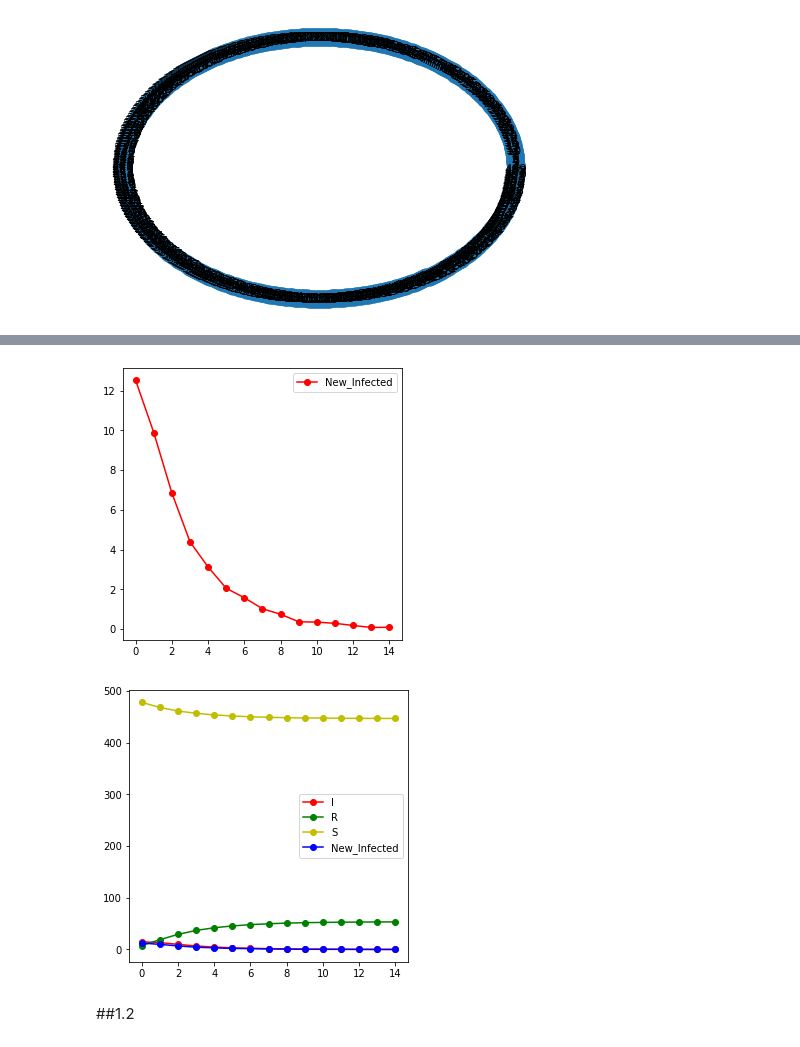
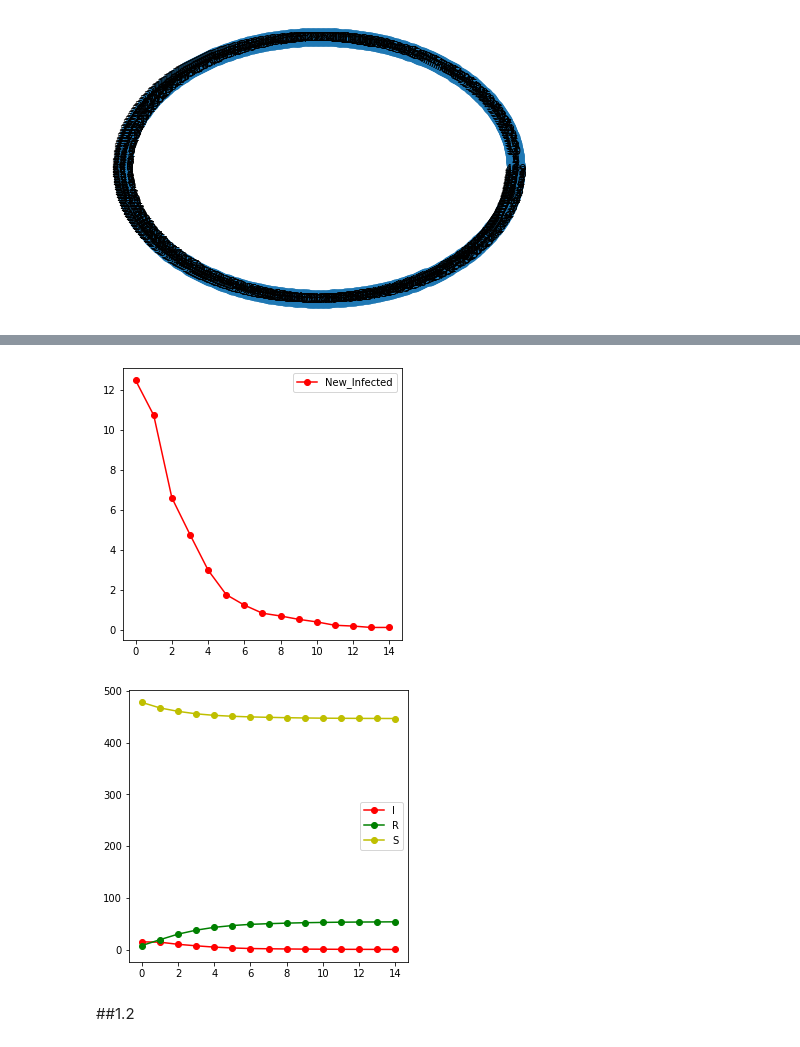
Before and after one commit to ele9996/NetworkDynamicsAndLearningLabs, a Jupyter notebook: HMW3.ipynb, the cells around one changed output, grey strips where cells are left out. Drawn from its saved outputs; the diff is of its cells as text; code cells hidden in the pictures.

```diff
--- a/HMW3.ipynb
+++ b/HMW3.ipynb
@@ -56,7 +56,7 @@ tot_subsceptible = np.array([[500.,500,500,500,500,500,500,500,500,500,500,500,5
 # %%
 #simulation of epidemics
 
-def MySim(weeks, nodes,n_status,n_infected,n_subsceptible,n_recovered):
+def MySim(weeks, nodes,n_status,n_infected,n_subsceptible,n_recovered,n_new_infected):
 
   #n_status_next=np.copy(n_status)
   n_status_next=n_status
@@ -100,7 +100,7 @@ def MySim(weeks, nodes,n_status,n_infected,n_subsceptible,n_recovered):
     subsceptible=np.count_nonzero(n_status_next==0)
 
     #print("old infected number in the week: {}".format(infected_old))
-    print("infected number in the week: {}".format(infected))
+    #print("infected number in the week: {}".format(infected))
     n_infected[i]=infected
     n_recovered[i]=recovered
     n_subsceptible[i]=subsceptible
@@ -140,7 +140,7 @@ for n in range(N):
     n_status[index]=1
 
   #I run the simulation
-  n_infected,n_recovered,n_subsceptible,n_new_infected=MySim(weeks,nodes,n_status,n_infected,n_subsceptible,n_recovered)
+  n_infected,n_recovered,n_subsceptible,n_new_infected=MySim(weeks,nodes,n_status,n_infected,n_subsceptible,n_recovered,n_new_infected)
 
   #print(n_subsceptible)
   tot_inf=np.concatenate((tot_inf, [n_infected]), axis = 0)
@@ -185,20 +167,19 @@ ax.plot(avg_new_infected,'ro-', label="New_Infected")
 ax.legend()
 plt.show()
 # %% [output]
-[figure, old version]
+[figure, new version]
 # %%
 fig, ax = plt.subplots(figsize=(5,5))
 
 
 ax.plot(avg_inf,'ro-', label="I",)
 ax.plot(avg_recovered,'go-', label="R")
 ax.plot(avg_subsceptible,'yo-', label="S")
-ax.plot(avg_new_infected,'bo-', label="New_Infected")
 
 ax.legend()
 plt.show()
 # %% [output]
-[figure, old version]
+[figure, new version]
 # %% [markdown]
 ##1.2
 # %%
```
Also changed, not shown: parts of 11 cells of this notebook.
